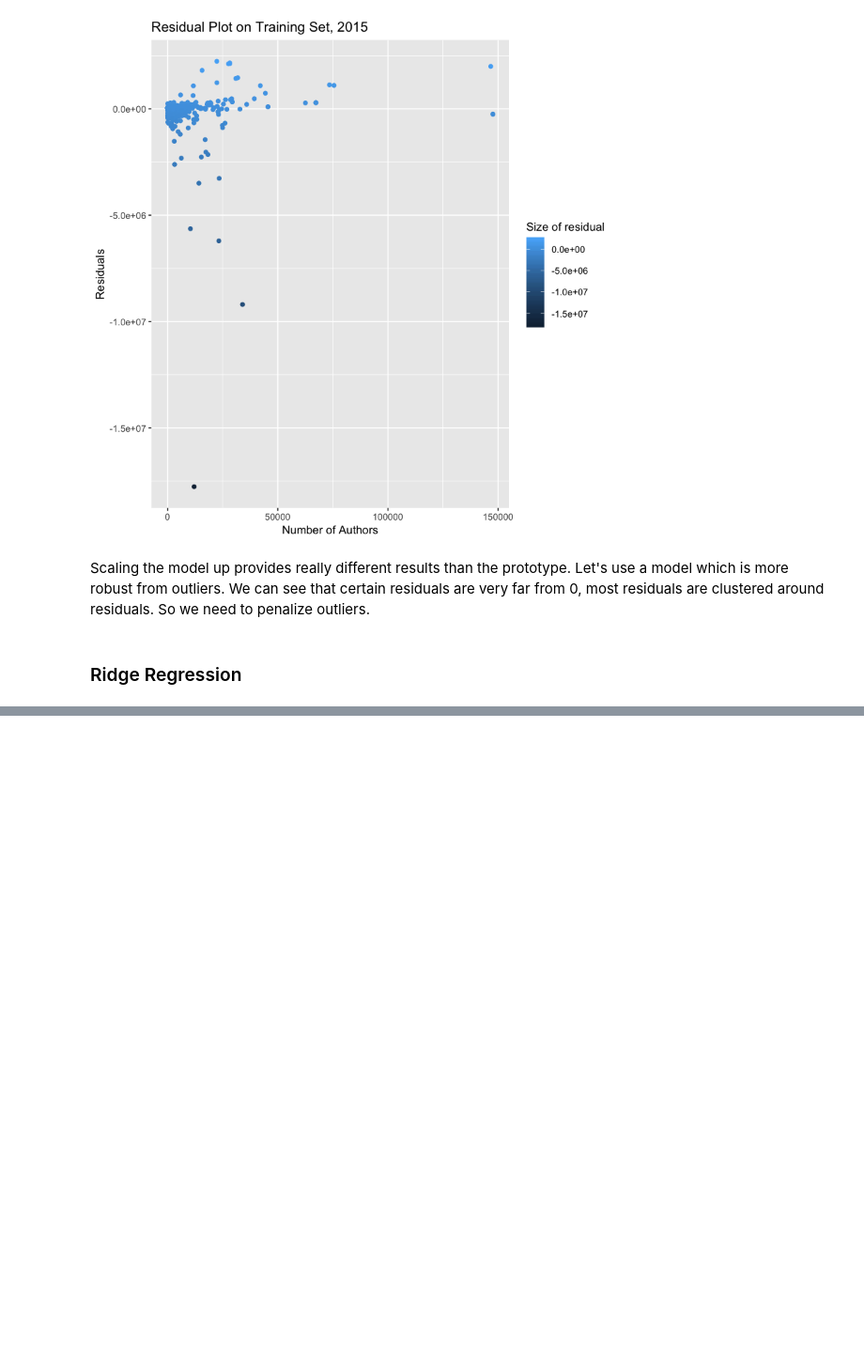
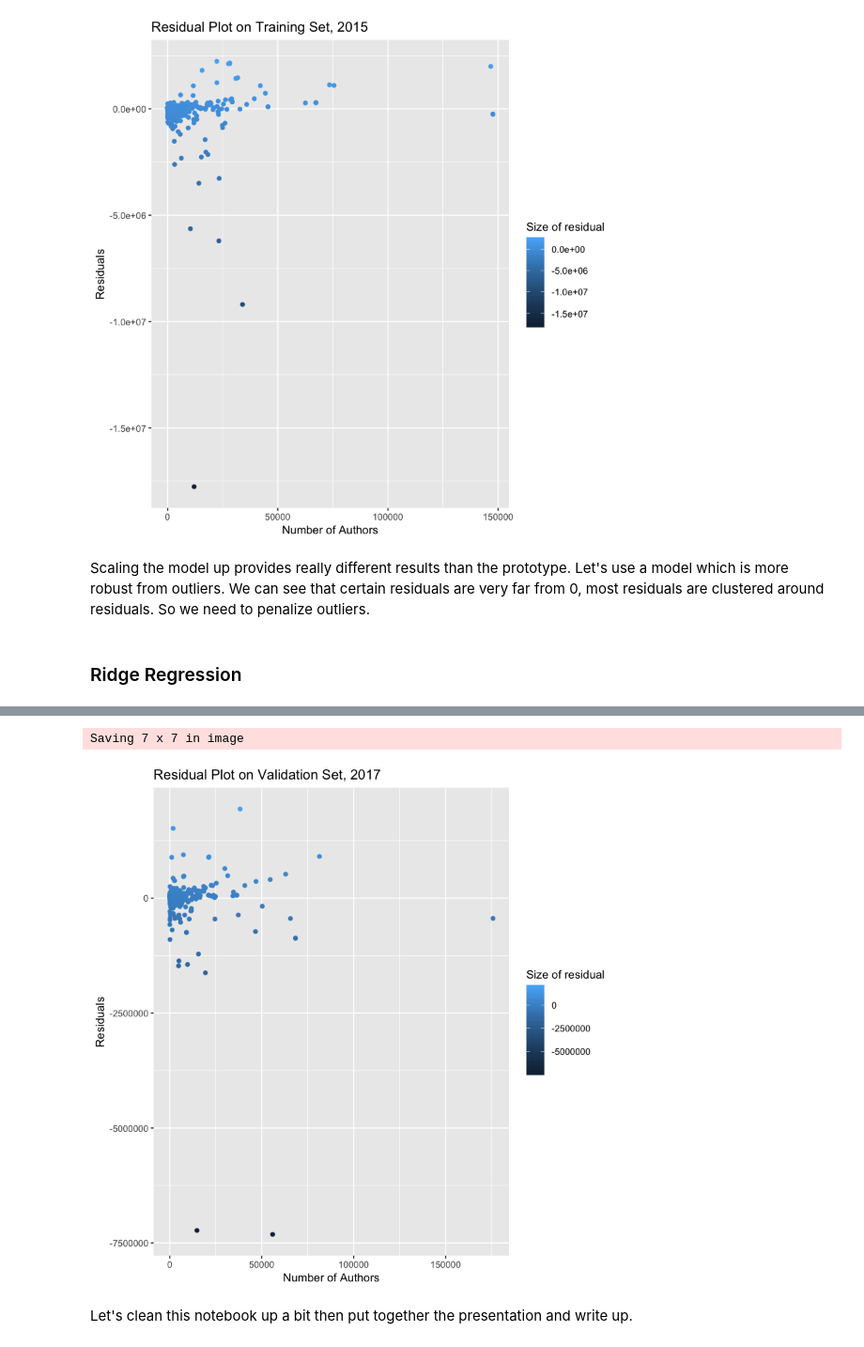
Before and after one commit to tbonza/EDS19, a Jupyter notebook: project/FinalReport.ipynb, the cells around one changed output, grey strips where cells are left out. Shown at 94% size. Cells and saved outputs as stored; diff of their text form; code cells hidden in the pictures; blank space fills up the shorter version.

```diff
--- a/project/FinalReport.ipynb
+++ b/project/FinalReport.ipynb
@@ -451,0 +481,22 @@ plot(y_pred_test - y_test$velocity)
+# %%
+X_val <- X_val %>% data.matrix()
+y_pred_val <- c(predict(fit, s = opt_lambda, newx = X_val))
+# %%
+residuals_train <- tibble(y_pred_val - y_val$velocity)
+colnames(residuals_train) <- c("y_resid")
+
+f6 <- ggplot(residuals_train, aes(X_val[,1], y_resid, color=y_resid)) +
+        geom_point() +
+        labs(
+            title = "Residual Plot on Validation Set, 2017",
+            x = "Number of Authors",
+            y = "Residuals",
+            color = "Size of residual"
+        )
+ggsave('imgs/f6.png')
+f6
+# %% [output]
+Saving 7 x 7 in image
+[figure, added]
+# %% [markdown]
+Let's clean this notebook up a bit then put together the presentation and write up.
```
Also changed, not shown: parts of 6 cells of this notebook.
